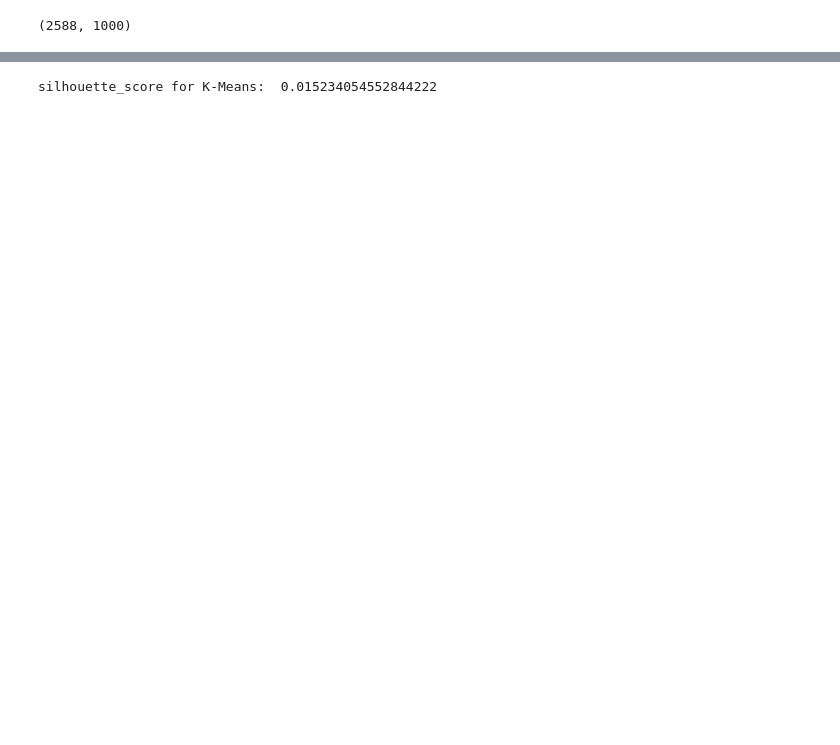
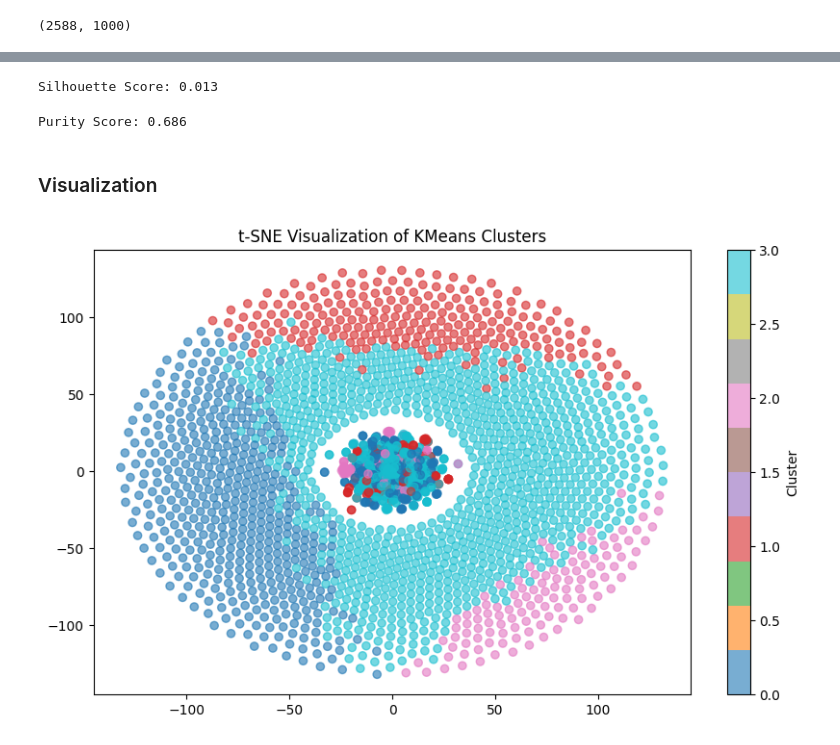
Before and after one commit to IsraaAbdelghany9/Text_Clustering_and_Analysis_Project, a Jupyter notebook: ML_2_proj/Reading_data.ipynb, the cells around one changed output, grey strips where cells are left out. Saved outputs shown, nothing was run; the diff lists cells and outputs as text; code cells hidden in the pictures; blank space fills up the shorter version.

```diff
--- a/ML_2_proj/Reading_data.ipynb
+++ b/ML_2_proj/Reading_data.ipynb
@@ -329,0 +238,2 @@ Silhouette Score: 0.014
+# %%
+K = 4
@@ -331,35 +247,3 @@ Silhouette Score: 0.014
 print(X.shape)
 # %% [output]
 (2588, 1000)
-# %%
-from sklearn.metrics import silhouette_score
-import matplotlib.pyplot as plt
-
-# Elbow Method to find optimal clusters
-inertia = []
-silhouette_scores = []
-K_range = range(2, 50)  # Checking for k from 2 to 10
-
-for k in K_range:
-    model = KMeans(n_clusters=k, init='k-means++', max_iter=100, n_init=10, random_state=42)
-    model.fit(X)
-
-    inertia.append(model.inertia_)  # Sum of squared distances to closest cluster center
-    silhouette_scores.append(silhouette_score(X, model.labels_))  # Measure of cluster quality
-
-# Plot Elbow Method
-plt.figure(figsize=(10, 5))
-plt.subplot(1, 2, 1)
-plt.plot(K_range, inertia, marker='o', linestyle='-')
-plt.xlabel('Number of Clusters (k)')
-plt.ylabel('Inertia')
-plt.title('Elbow Method')
-
-# Plot Silhouette Scores
-plt.subplot(1, 2, 2)
-plt.plot(K_range, silhouette_scores, marker='o', linestyle='-')
-plt.xlabel('Number of Clusters (k)')
-plt.ylabel('Silhouette Score')
-plt.title('Silhouette Analysis')
-
-plt.show()
@@ -483,4 +289,17 @@ silhouette_score for K-Means:  0.014411695776757376
 # %%
-print("silhouette_score for K-Means: ", metrics.silhouette_score(X_normalized, clusters, sample_size=1000))
+print("Silhouette Score: %0.3f" % metrics.silhouette_score(X_normalized, clusters, sample_size=1000))
 # %% [output]
-silhouette_score for K-Means:  0.015234054552844222
+Silhouette Score: 0.013
+# %%
+
+# Calculate the purity score
+purity = purity_score(y_true, clusters)
+print("Purity Score: %0.3f" % purity)
+# %% [output]
+Purity Score: 0.686
+# %% [markdown]
+### Visualization
+# %%
+tsne_cluster_visualization(X= X, model= model)
+# %% [output]
+[figure, added]
```
Also changed, not shown: parts of 33 cells of this notebook.
